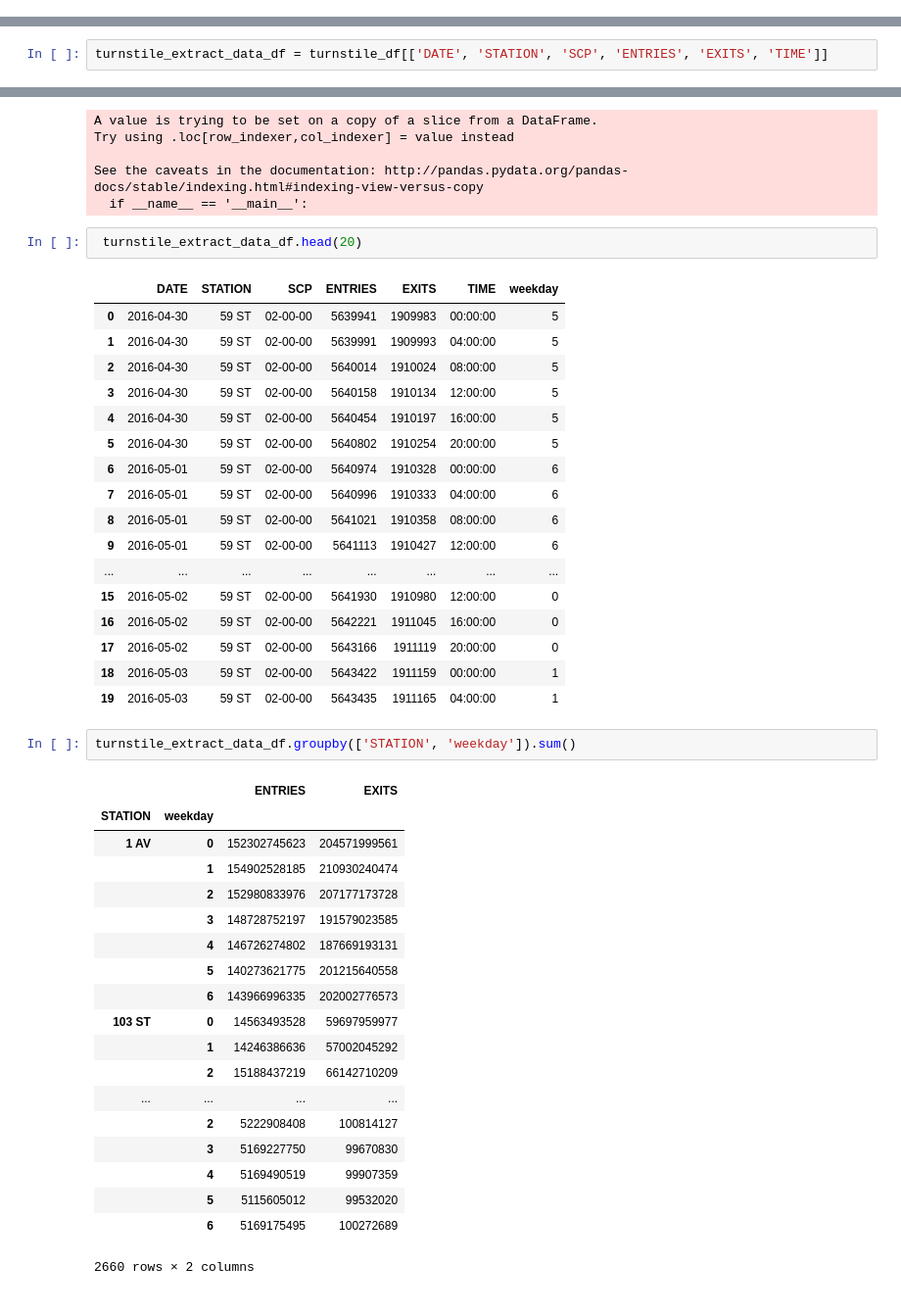
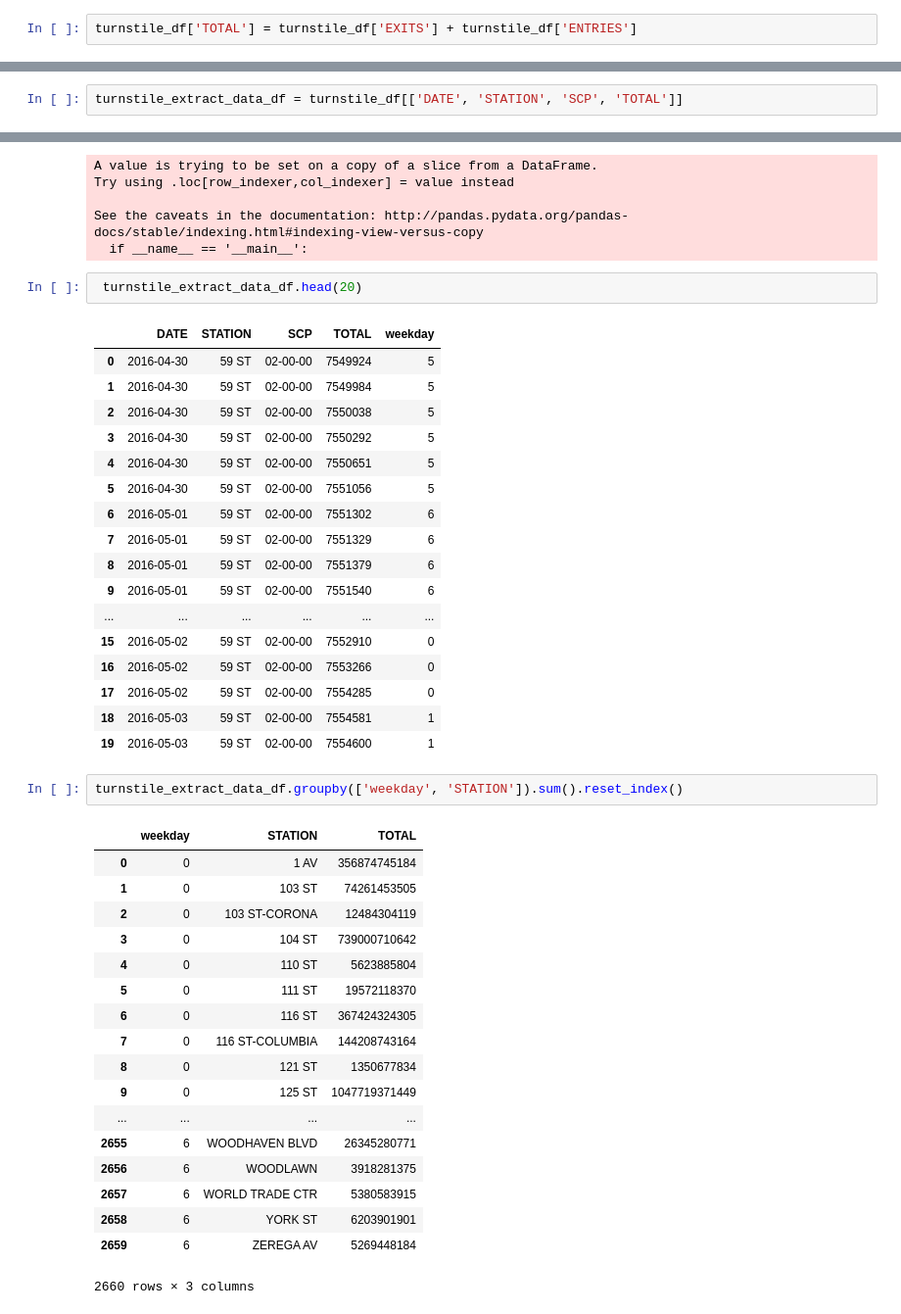
Before and after one commit to 1fmusic/MTABenson_metis, a Jupyter notebook: Project1_dfs_chris.ipynb, the cells around one changed output, grey strips where cells are left out. Shown: that part at 98% size. Saved outputs shown, nothing was run; the diff lists cells and outputs as text.

Commit message:
Finished function to identify stations

```diff
--- a/Project1_dfs_chris.ipynb
+++ b/Project1_dfs_chris.ipynb
@@ -180,6 +178,8 @@ plt.plot(range(len(time00)),pplDelta)
 # %%
 %%capture
 turnstile_df.rename(columns=lambda x: x.strip(), inplace=True)
+# %%
+turnstile_df['TOTAL'] = turnstile_df['EXITS'] + turnstile_df['ENTRIES']
 # %%
 turnstile_df.head()
 # %% [output]
@@ -192,5 +213,5 @@ turnstile_df.head()
 # %%
-turnstile_extract_data_df = turnstile_df[['DATE', 'STATION', 'SCP', 'ENTRIES', 'EXITS', 'TIME']]
+turnstile_extract_data_df = turnstile_df[['DATE', 'STATION', 'SCP', 'TOTAL']]
 # %%
 def find_busiest_stations(number, turnstile_df):
     """
@@ -288,42 +320,41 @@ See the caveats in the documentation: http://pandas.pydata.org/pandas-docs/stabl
 # %%
  turnstile_extract_data_df.head(20)
 # %% [output]
-|  | DATE | STATION | SCP | ENTRIES | EXITS | TIME | weekday |
-| 0 | 2016-04-30 | 59 ST | 02-00-00 | 5639941 | 1909983 | 00:00:00 | 5 |
-| 1 | 2016-04-30 | 59 ST | 02-00-00 | 5639991 | 1909993 | 04:00:00 | 5 |
-| 2 | 2016-04-30 | 59 ST | 02-00-00 | 5640014 | 1910024 | 08:00:00 | 5 |
-| 3 | 2016-04-30 | 59 ST | 02-00-00 | 5640158 | 1910134 | 12:00:00 | 5 |
-| 4 | 2016-04-30 | 59 ST | 02-00-00 | 5640454 | 1910197 | 16:00:00 | 5 |
-| 5 | 2016-04-30 | 59 ST | 02-00-00 | 5640802 | 1910254 | 20:00:00 | 5 |
-| 6 | 2016-05-01 | 59 ST | 02-00-00 | 5640974 | 1910328 | 00:00:00 | 6 |
-| 7 | 2016-05-01 | 59 ST | 02-00-00 | 5640996 | 1910333 | 04:00:00 | 6 |
-| 8 | 2016-05-01 | 59 ST | 02-00-00 | 5641021 | 1910358 | 08:00:00 | 6 |
-| 9 | 2016-05-01 | 59 ST | 02-00-00 | 5641113 | 1910427 | 12:00:00 | 6 |
-| ... | ... | ... | ... | ... | ... | ... | ... |
-| 15 | 2016-05-02 | 59 ST | 02-00-00 | 5641930 | 1910980 | 12:00:00 | 0 |
-| 16 | 2016-05-02 | 59 ST | 02-00-00 | 5642221 | 1911045 | 16:00:00 | 0 |
-| 17 | 2016-05-02 | 59 ST | 02-00-00 | 5643166 | 1911119 | 20:00:00 | 0 |
-| 18 | 2016-05-03 | 59 ST | 02-00-00 | 5643422 | 1911159 | 00:00:00 | 1 |
-| 19 | 2016-05-03 | 59 ST | 02-00-00 | 5643435 | 1911165 | 04:00:00 | 1 |
+|  | DATE | STATION | SCP | TOTAL | weekday |
+| 0 | 2016-04-30 | 59 ST | 02-00-00 | 7549924 | 5 |
+| 1 | 2016-04-30 | 59 ST | 02-00-00 | 7549984 | 5 |
+| 2 | 2016-04-30 | 59 ST | 02-00-00 | 7550038 | 5 |
+| 3 | 2016-04-30 | 59 ST | 02-00-00 | 7550292 | 5 |
+| 4 | 2016-04-30 | 59 ST | 02-00-00 | 7550651 | 5 |
+| 5 | 2016-04-30 | 59 ST | 02-00-00 | 7551056 | 5 |
+| 6 | 2016-05-01 | 59 ST | 02-00-00 | 7551302 | 6 |
+| 7 | 2016-05-01 | 59 ST | 02-00-00 | 7551329 | 6 |
+| 8 | 2016-05-01 | 59 ST | 02-00-00 | 7551379 | 6 |
+| 9 | 2016-05-01 | 59 ST | 02-00-00 | 7551540 | 6 |
+| ... | ... | ... | ... | ... | ... |
+| 15 | 2016-05-02 | 59 ST | 02-00-00 | 7552910 | 0 |
+| 16 | 2016-05-02 | 59 ST | 02-00-00 | 7553266 | 0 |
+| 17 | 2016-05-02 | 59 ST | 02-00-00 | 7554285 | 0 |
+| 18 | 2016-05-03 | 59 ST | 02-00-00 | 7554581 | 1 |
+| 19 | 2016-05-03 | 59 ST | 02-00-00 | 7554600 | 1 |
 # %%
-turnstile_extract_data_df.groupby(['STATION', 'weekday']).sum()
+turnstile_extract_data_df.groupby(['weekday', 'STATION']).sum().reset_index()
 # %% [output]
-|  |  | ENTRIES | EXITS |
-| STATION | weekday |  |  |
-| 1 AV | 0 | 152302745623 | 204571999561 |
-|  | 1 | 154902528185 | 210930240474 |
-|  | 2 | 152980833976 | 207177173728 |
-|  | 3 | 148728752197 | 191579023585 |
-|  | 4 | 146726274802 | 187669193131 |
-|  | 5 | 140273621775 | 201215640558 |
-|  | 6 | 143966996335 | 202002776573 |
-| 103 ST | 0 | 14563493528 | 59697959977 |
-|  | 1 | 14246386636 | 57002045292 |
-|  | 2 | 15188437219 | 66142710209 |
+|  | weekday | STATION | TOTAL |
+| 0 | 0 | 1 AV | 356874745184 |
+| 1 | 0 | 103 ST | 74261453505 |
+| 2 | 0 | 103 ST-CORONA | 12484304119 |
+| 3 | 0 | 104 ST | 739000710642 |
+| 4 | 0 | 110 ST | 5623885804 |
+| 5 | 0 | 111 ST | 19572118370 |
+| 6 | 0 | 116 ST | 367424324305 |
+| 7 | 0 | 116 ST-COLUMBIA | 144208743164 |
+| 8 | 0 | 121 ST | 1350677834 |
+| 9 | 0 | 125 ST | 1047719371449 |
 | ... | ... | ... | ... |
-|  | 2 | 5222908408 | 100814127 |
-|  | 3 | 5169227750 | 99670830 |
-|  | 4 | 5169490519 | 99907359 |
-|  | 5 | 5115605012 | 99532020 |
-|  | 6 | 5169175495 | 100272689 |
+| 2655 | 6 | WOODHAVEN BLVD | 26345280771 |
+| 2656 | 6 | WOODLAWN | 3918281375 |
+| 2657 | 6 | WORLD TRADE CTR | 5380583915 |
+| 2658 | 6 | YORK ST | 6203901901 |
+| 2659 | 6 | ZEREGA AV | 5269448184 |
-2660 rows × 2 columns
+2660 rows × 3 columns
```
Also changed, not shown: parts of 29 cells of this notebook.
